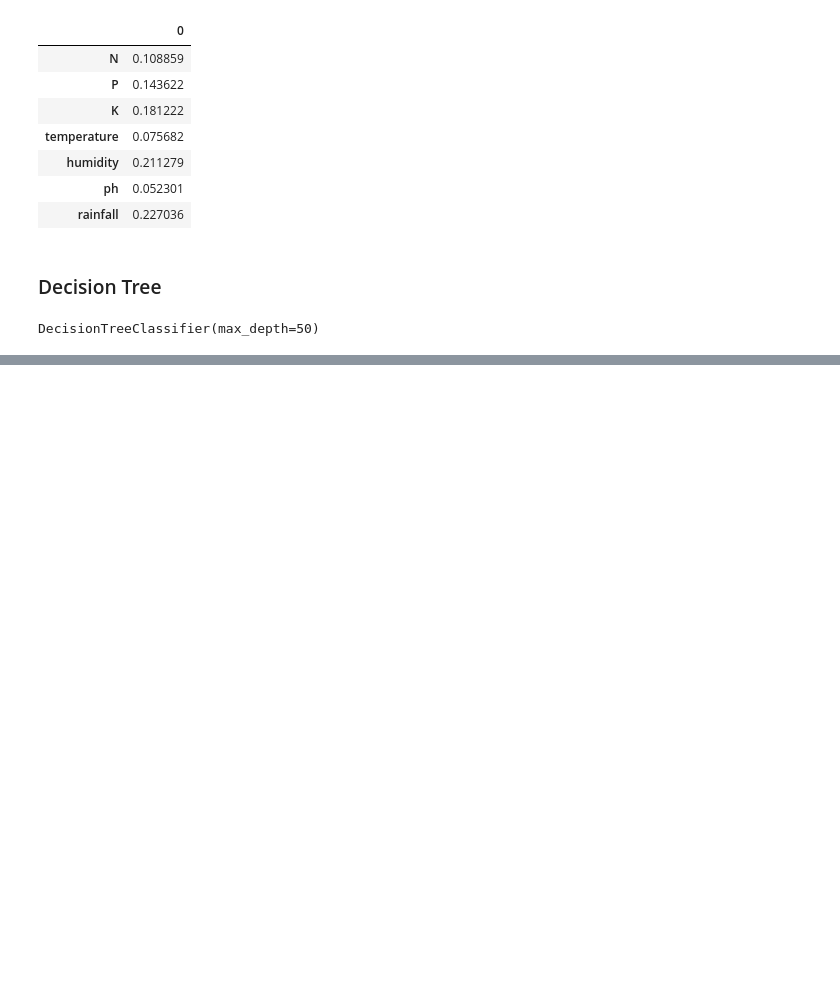
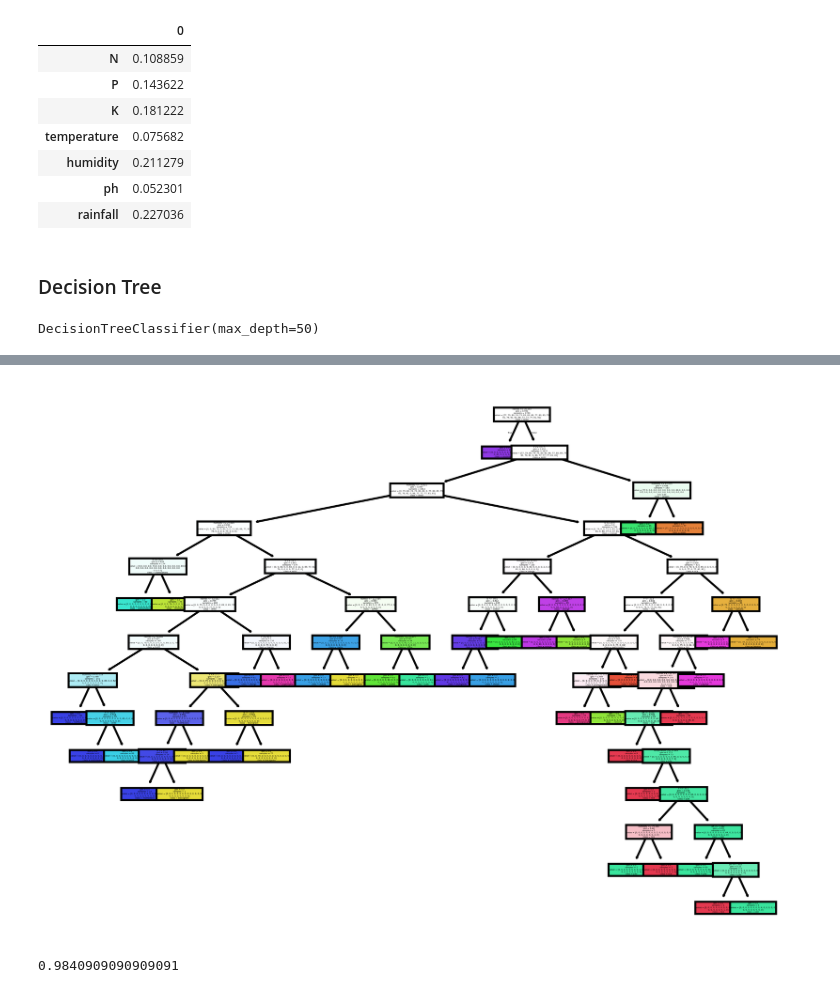
Before and after one commit to fleajrv/proyecto-1-inteligencia-artificial, a Jupyter notebook: models/random_forest-1.ipynb, the cells around one changed output, grey strips where cells are left out. Cells and saved outputs as stored; diff of their text form; code cells hidden in the pictures; blank space fills up the shorter version.

Commit message:
Agrega Random Forest y Decision Tree

```diff
--- a/models/random_forest-1.ipynb
+++ b/models/random_forest-1.ipynb
@@ -95,0 +133,10 @@ print(classification_report(y_test, y_pred))
+# %%
+plt.figure(dpi=500)
+plot_tree(model, filled = True, feature_names= model.feature_names_in_, class_names = model.classes_)
+plt.show()
+# %% [output]
+[figure, added]
+# %%
+model.score(X_test, y_test)
+# %% [output]
+0.9840909090909091
```
Also changed, not shown: parts of 15 cells of this notebook.
